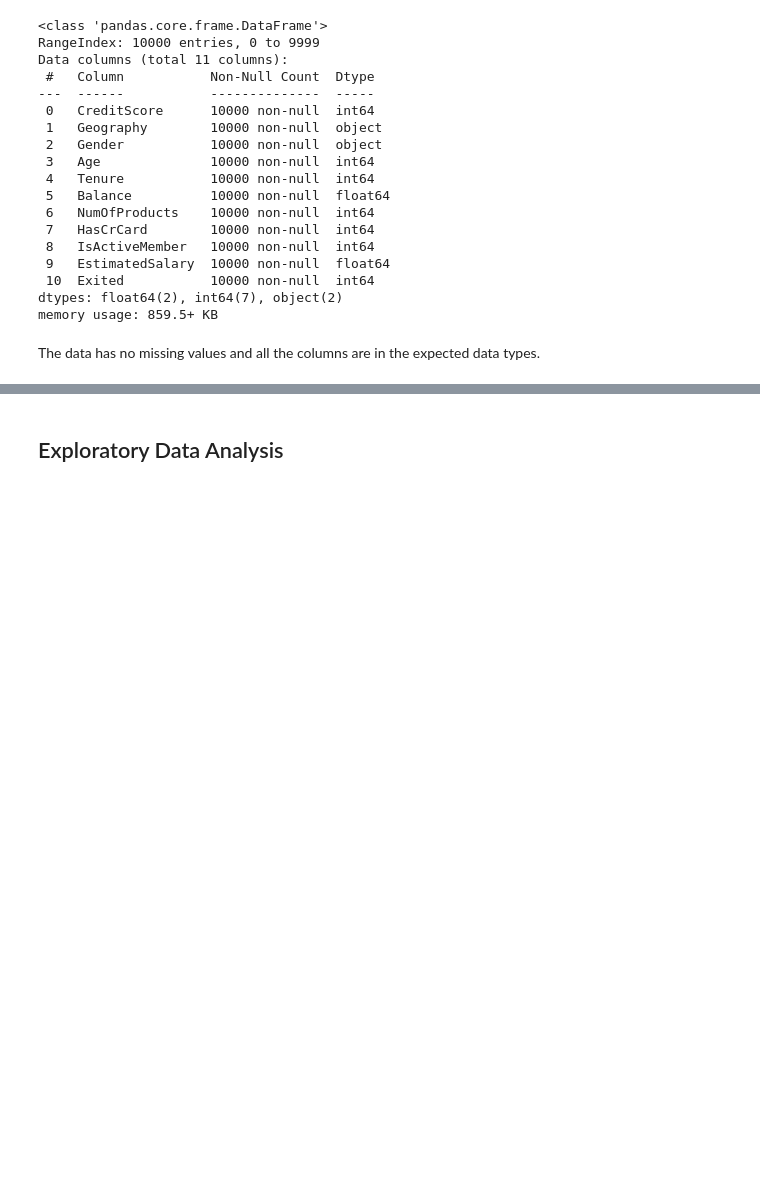
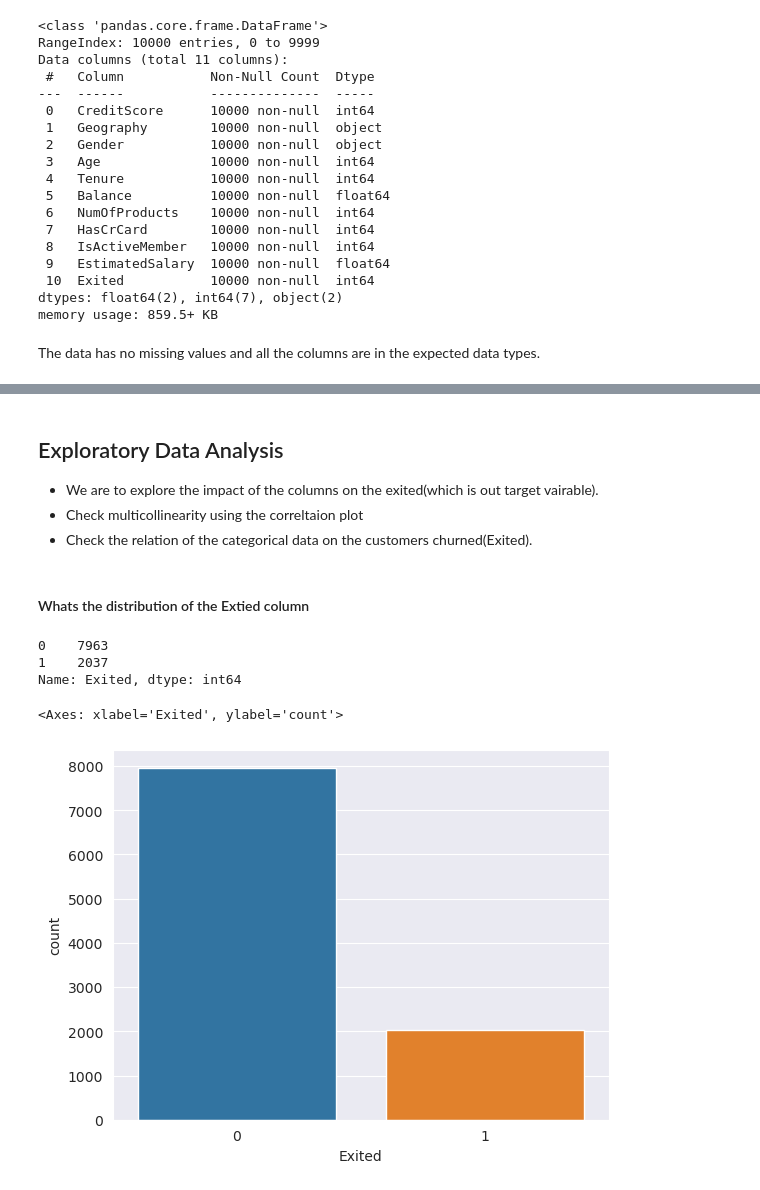
Before and after one commit to levine01/Group6_Phase3_Project, a Jupyter notebook: Churning.ipynb, the cells around one changed output, grey strips where cells are left out. Cells and saved outputs as stored; diff of their text form; code cells hidden in the pictures; blank space fills up the shorter version.

Commit message:
Visuals

```diff
--- a/Churning.ipynb
+++ b/Churning.ipynb
@@ -70,6 +70,7 @@ from sklearn.metrics import confusion_matrix
 from sklearn.metrics import roc_curve,roc_auc_score
 import warnings
 warnings.filterwarnings('ignore')
+sns.set_style('darkgrid')
 # %% [markdown]
 ## 2. Loading the Data
 # %%
@@ -131,3 +132,22 @@ data.describe()
 | max | 850.000000 | 92.000000 | 10.000000 | 250898.090000 | 4.000000 | 1.00000 | 1.000000 | 199992.480000 | ... |
 # %% [markdown]
 ## Exploratory Data Analysis
+* We are to explore the impact of the columns on the exited(which is out target vairable).
+* Check multicollinearity using the correltaion plot
+* Check the relation of the categorical data on the customers churned(Exited).
+# %% [markdown]
+#### Whats the distribution of the Extied column
+# %%
+# Find the unique count of the churned
+data.Exited.value_counts()
+# %% [output]
+0    7963
+1    2037
+Name: Exited, dtype: int64
+# %%
+# A bar graph to show the distribution
+plt.Figure(figsize=(12,6))
+sns.countplot(x='Exited' ,data=data)
+# %% [output]
+<Axes: xlabel='Exited', ylabel='count'>
+[figure, added]
```
Also changed, not shown: parts of 3 cells of this notebook.
